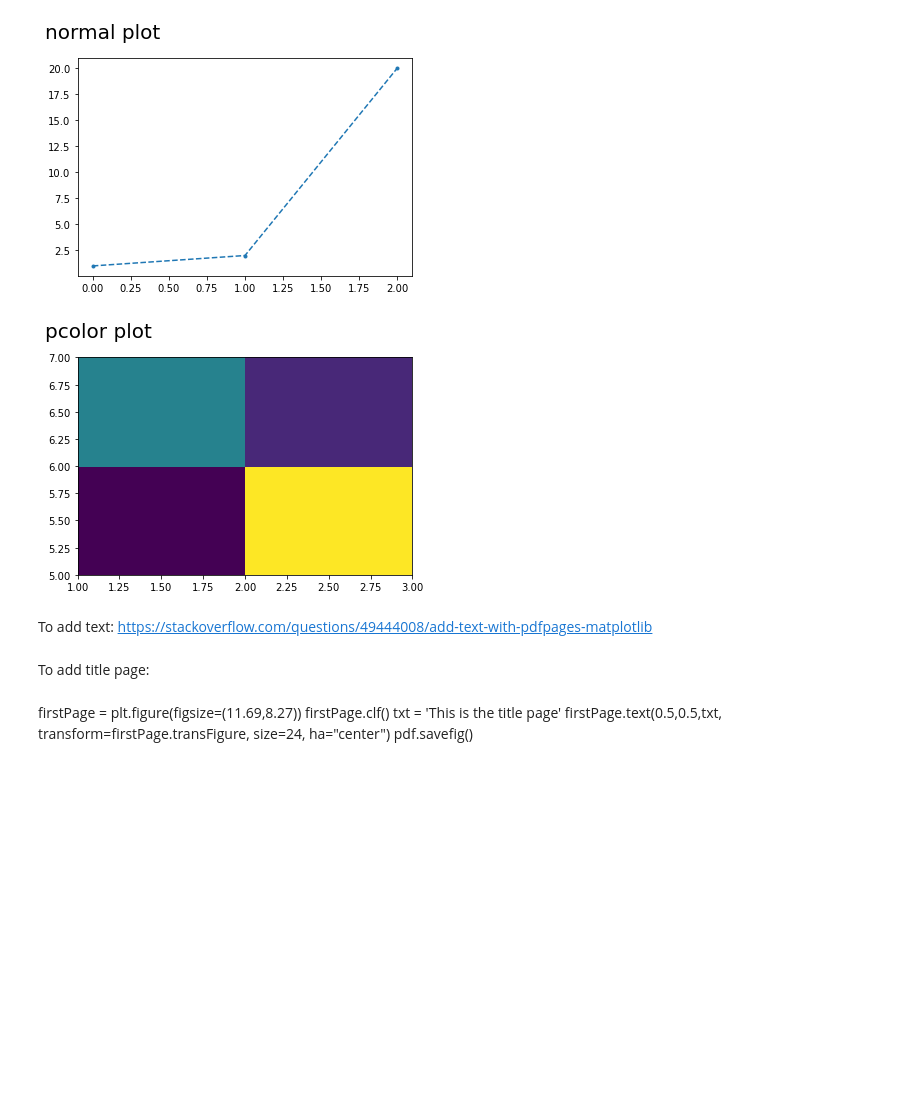
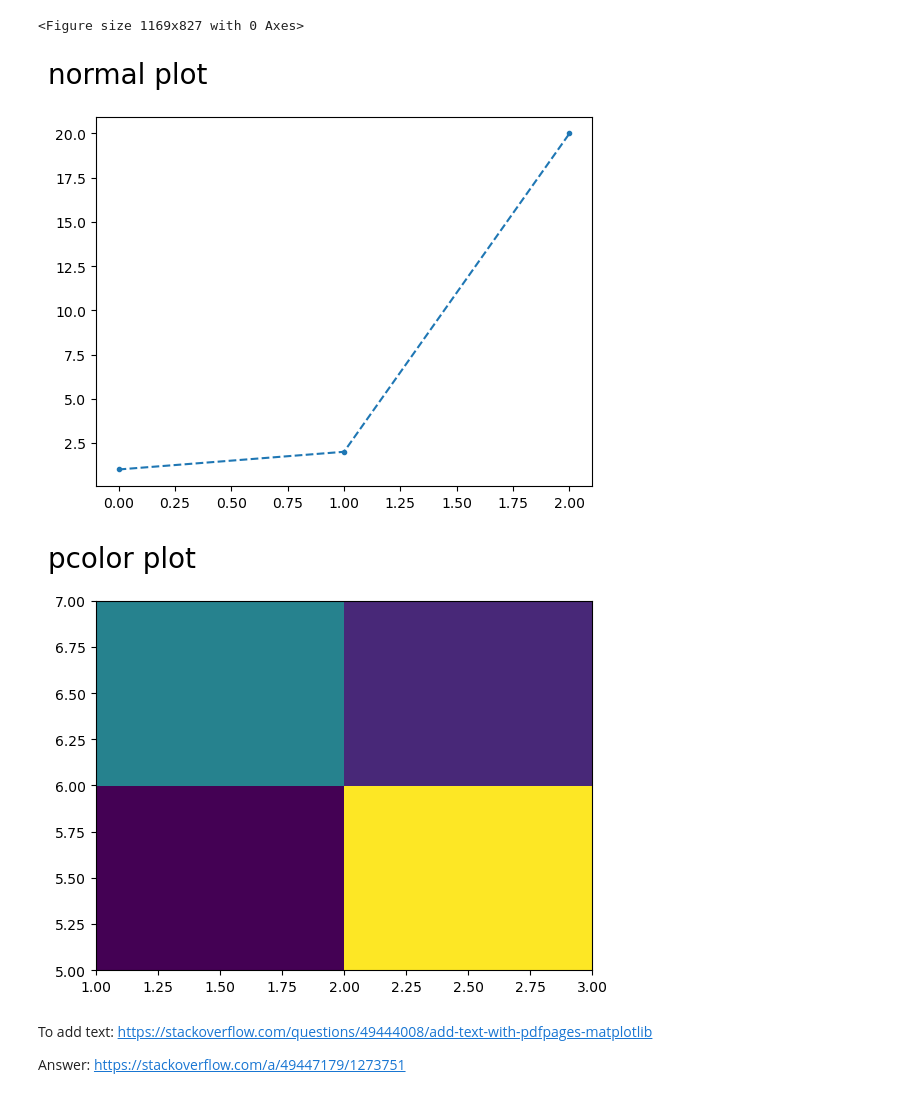
Before and after one commit to homerobse/snippets, a Jupyter notebook: python/plot-in-multipage-pdf.ipynb, the cells around one changed output. Drawn from its saved outputs; the diff is of its cells as text; code cells hidden in the pictures; blank space fills up the shorter version.

Commit message:
Improve multipage pdf plotting example

```diff
--- a/python/plot-in-multipage-pdf.ipynb
+++ b/python/plot-in-multipage-pdf.ipynb
@@ -1,27 +1,32 @@
 # %%
 from matplotlib.backends.backend_pdf import PdfPages
-pp = PdfPages('multipage.pdf')
+pp = PdfPages('plot-in-multipage-pdf.pdf')
 import matplotlib.pyplot as plt
 
+# add title page
+firstPage = plt.figure(figsize=(11.69,8.27))
+# firstPage.clf()
+txt = 'This is the title page'
+firstPage.text(0.5,0.5,txt, transform=firstPage.transFigure, size=24, ha="center")
+pp.savefig()
+
+# add first plot
+plt.figure()
 plt.plot([1,2,20], '.--')
 plt.text(0.05,0.95,"normal plot", transform=gcf().transFigure, size=20)
 pp.savefig()
 
+# add second plot
 plt.figure()
 plt.text(0.05,0.95,"pcolor plot", transform=gcf().transFigure, size=20)
 plt.pcolor(array([1,2,3]), array([5,6,7]), array([[1,10],[5,2]]))
 pp.savefig()
 pp.close()
 # %% [output]
+<Figure size 1169x827 with 0 Axes>
-[figure, old version]
+[figure, new version]
-[figure, old version]
+[figure, new version]
 # %% [markdown]
 To add text: https://stackoverflow.com/questions/49444008/add-text-with-pdfpages-matplotlib
+
+Answer: https://stackoverflow.com/a/49447179/1273751
-# %% [markdown]
-To add title page:
-# %% [markdown]
-firstPage = plt.figure(figsize=(11.69,8.27))
-firstPage.clf()
-txt = 'This is the title page'
-firstPage.text(0.5,0.5,txt, transform=firstPage.transFigure, size=24, ha="center")
-pdf.savefig()
```
Also changed, not shown: 2 other files.
